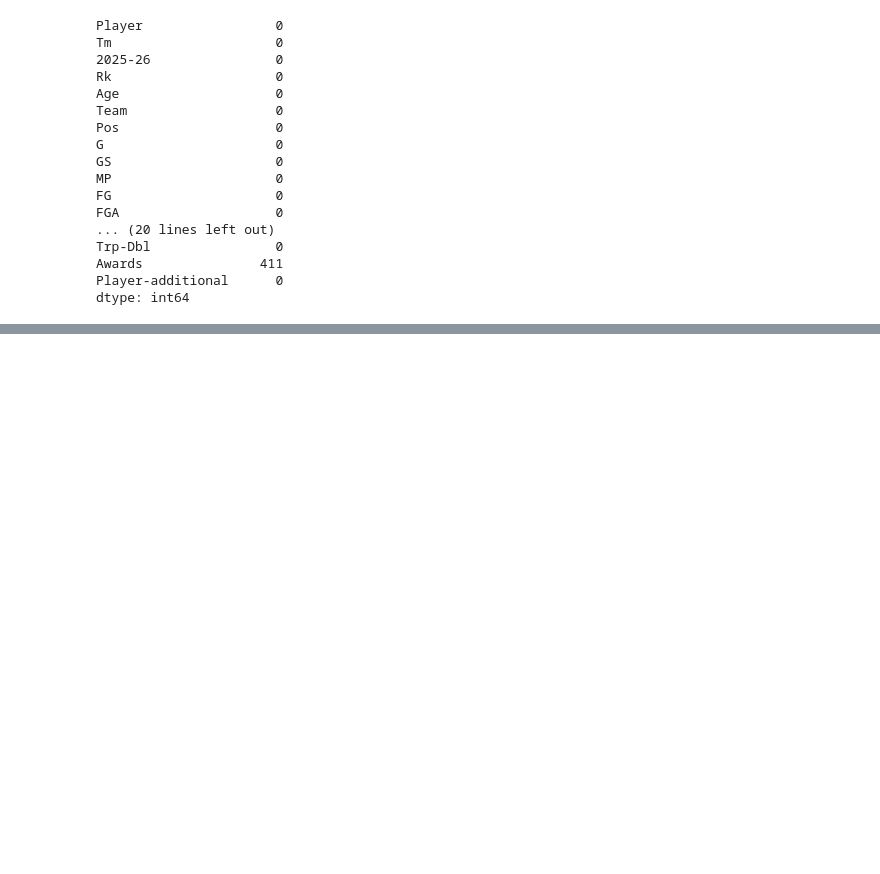
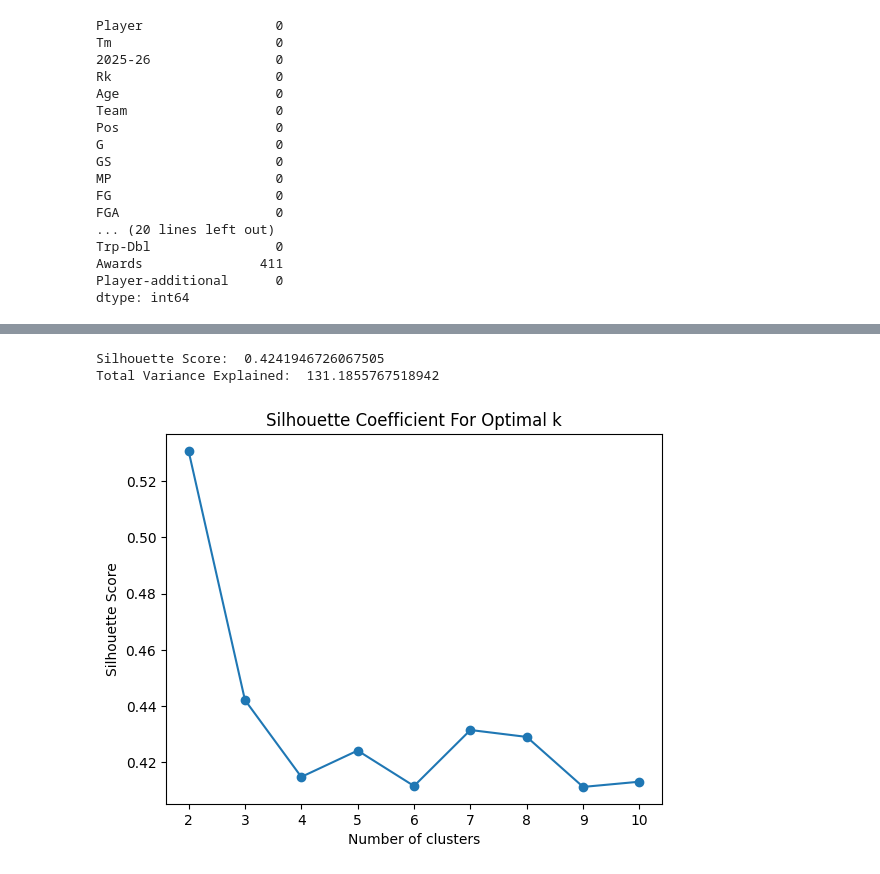
Before and after one commit to natalie-s11/week_6_K-Means, a Jupyter notebook: Lab-Clustering.ipynb, the cells around one changed output, grey strips where cells are left out. Saved outputs shown, nothing was run; the diff lists cells and outputs as text; code cells hidden in the pictures; blank space fills up the shorter version.

Commit message:
K-Means

```diff
--- a/Lab-Clustering.ipynb
+++ b/Lab-Clustering.ipynb
@@ -282,7 +230,21 @@ Index(['Player', '2025-26', 'Rk', 'G', 'FG%', 'eFG%', 'FT%', 'TRB', 'AST',
 # %%
 # I am going to do K=5 becuase I hopefully I get like a cluster of the best players, a cluster of the worst players, and then 3 clusters in between. I think this will give me a good idea of how the players are clustered based on their stats and salary.
 from sklearn.cluster import KMeans
-mymodel = KMeans(n_clusters=3)
-mymodel.fit(merged_data[["Rk", "PTS"]])
-predictions = mymodel.predict(merged_data[["Rk", "PTS"]])
-mymodel.score(merged_data[["Rk", "PTS"]])
+from sklearn.preprocessing import StandardScaler
+# I need to scale the data first
+scaler = StandardScaler()
+# First I am going to use the features PTS and TRB to see how the players are clustered becuase I think these are important features of a good player.
+features = merged_data[["PTS", "TRB"]]
+
+# Scale the features and then run the KMeans algorithm
+scaled_features = scaler.fit_transform(features)
+# Initialize KMeans with K=5
+mymodel = KMeans(n_clusters=5, random_state=42 )
+# Step 3 of sklearn,fit
+mymodel.fit(scaled_features)
+# Step 4 of sklearn, predict
+predictions = mymodel.predict(scaled_features)
+# Get the evaluation score
+mymodel.score(scaled_features)
+# Make predictions for the clusters so I can visualize the clusters
+merged_data['Cluster'] = predictions
@@ -295,0 +335,17 @@ mymodel.score(merged_data[["Rk", "PTS"]])
+# %%
+#Evaluate the quality of the clustering using total variance explained and silhouette scores
+# So i googled how to calculate total variance explained and silhouette scores so this along with auto-code complete is how i am coding this
+from sklearn.metrics import silhouette_score
+# Calculate silhouette score
+silhouette_avg = silhouette_score(scaled_features, predictions)
+print("Silhouette Score: ", silhouette_avg)
+# total variance
+total_variance = mymodel.inertia_
+print("Total Variance Explained: ", total_variance)
+
+# TBh i have no clue what the means so i looked it up
+# Silhouette Score
+# This shows how strong my clusters are. A higher score (0.5>)is good while a lower score (0.3<) is bad.
+# %% [output]
+Silhouette Score:  0.4241946726067505
+Total Variance Explained:  131.1855767518942
@@ -295,0 +354,18 @@ mymodel.score(merged_data[["Rk", "PTS"]])
+# %%
+#Determine the ideal number of clusters using the elbow method and the silhouette coefficient
+
+# SO idk how to code this by myself so i googled it and am using auto-code to do it
+# Silhouette coefficient
+silhouette_scores = []
+for k in range(2, 11):
+    kmeans = KMeans(n_clusters=k, random_state=42)
+    kmeans.fit(scaled_features)
+    score = silhouette_score(scaled_features, kmeans.labels_)
+    silhouette_scores.append(score)
+plt.plot(range(2, 11), silhouette_scores, marker='o')
+plt.xlabel('Number of clusters')
+plt.ylabel('Silhouette Score')
+plt.title('Silhouette Coefficient For Optimal k')
+plt.show()
+# %% [output]
+[figure, added]
```
Also changed, not shown: parts of 23 cells of this notebook.
